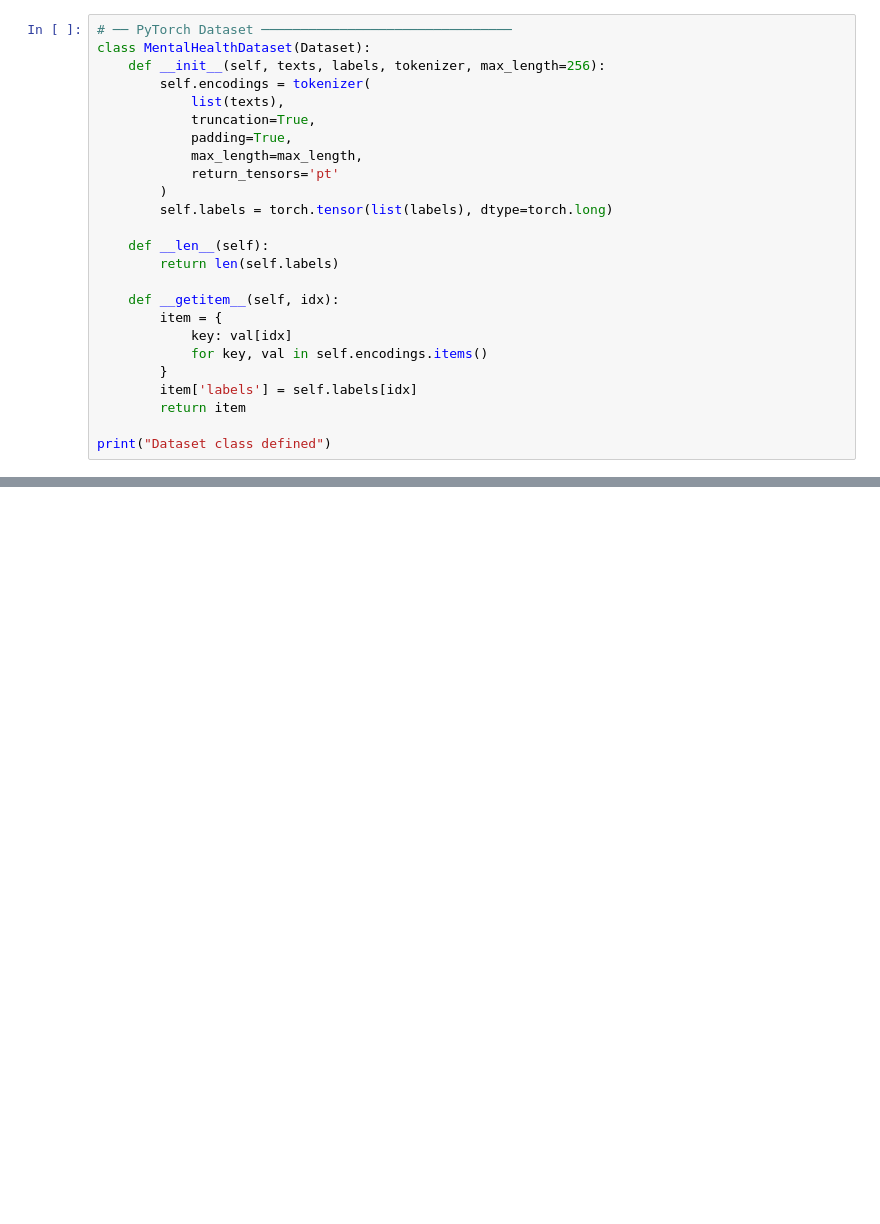
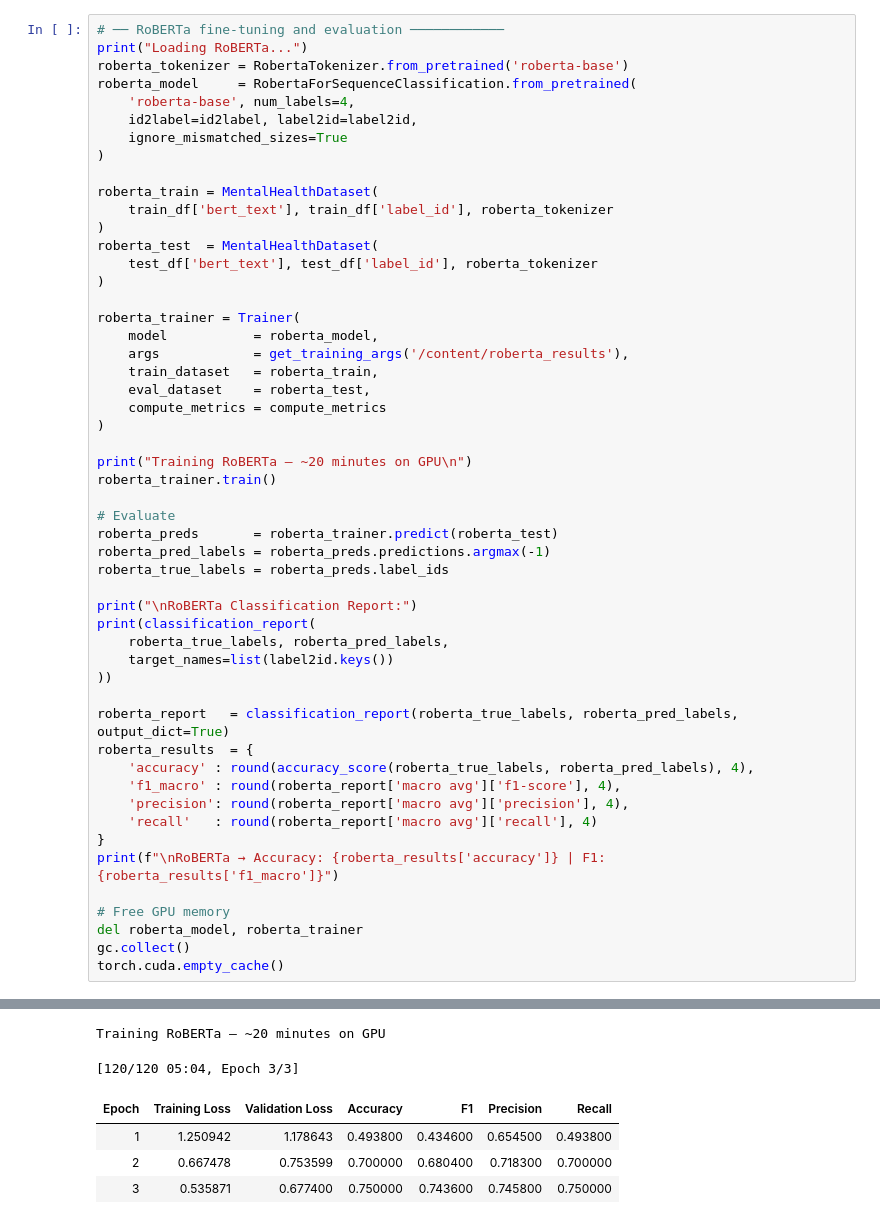
Before and after one commit to abdulbasitali19/mental-health-nlp-thesis, a Jupyter notebook: 04_bert_finetuning.ipynb, the cells around one changed output, grey strips where cells are left out. Saved outputs shown, nothing was run; the diff lists cells and outputs as text; blank space fills up the shorter version.

```diff
--- a/04_bert_finetuning.ipynb
+++ b/04_bert_finetuning.ipynb
@@ -157,26 +261,53 @@ Name: count, dtype: int64
 # %%
-# ── PyTorch Dataset ────────────────────────────────
-class MentalHealthDataset(Dataset):
-    def __init__(self, texts, labels, tokenizer, max_length=256):
-        self.encodings = tokenizer(
-            list(texts),
-            truncation=True,
-            padding=True,
-            max_length=max_length,
-            return_tensors='pt'
-        )
-        self.labels = torch.tensor(list(labels), dtype=torch.long)
+# ── RoBERTa fine-tuning and evaluation ────────────
+print("Loading RoBERTa...")
+roberta_tokenizer = RobertaTokenizer.from_pretrained('roberta-base')
+roberta_model     = RobertaForSequenceClassification.from_pretrained(
+    'roberta-base', num_labels=4,
+    id2label=id2label, label2id=label2id,
+    ignore_mismatched_sizes=True
+)
 
-    def __len__(self):
-        return len(self.labels)
+roberta_train = MentalHealthDataset(
+    train_df['bert_text'], train_df['label_id'], roberta_tokenizer
+)
+roberta_test  = MentalHealthDataset(
+    test_df['bert_text'], test_df['label_id'], roberta_tokenizer
+)
 
-    def __getitem__(self, idx):
-        item = {
-            key: val[idx]
-            for key, val in self.encodings.items()
-        }
-        item['labels'] = self.labels[idx]
-        return item
+roberta_trainer = Trainer(
+    model           = roberta_model,
+    args            = get_training_args('/content/roberta_results'),
+    train_dataset   = roberta_train,
+    eval_dataset    = roberta_test,
+    compute_metrics = compute_metrics
+)
 
-print("Dataset class defined")
+print("Training RoBERTa — ~20 minutes on GPU\n")
+roberta_trainer.train()
+
+# Evaluate
+roberta_preds       = roberta_trainer.predict(roberta_test)
+roberta_pred_labels = roberta_preds.predictions.argmax(-1)
+roberta_true_labels = roberta_preds.label_ids
+
+print("\nRoBERTa Classification Report:")
+print(classification_report(
+    roberta_true_labels, roberta_pred_labels,
+    target_names=list(label2id.keys())
+))
+
+roberta_report   = classification_report(roberta_true_labels, roberta_pred_labels, output_dict=True)
+roberta_results  = {
+    'accuracy' : round(accuracy_score(roberta_true_labels, roberta_pred_labels), 4),
+    'f1_macro' : round(roberta_report['macro avg']['f1-score'], 4),
+    'precision': round(roberta_report['macro avg']['precision'], 4),
+    'recall'   : round(roberta_report['macro avg']['recall'], 4)
+}
+print(f"\nRoBERTa → Accuracy: {roberta_results['accuracy']} | F1: {roberta_results['f1_macro']}")
+
+# Free GPU memory
+del roberta_model, roberta_trainer
+gc.collect()
+torch.cuda.empty_cache()
 # %% [output]
@@ -183,0 +332,6 @@ Dataset class defined
+Training RoBERTa — ~20 minutes on GPU
+[120/120 05:04, Epoch 3/3]
+| Epoch | Training Loss | Validation Loss | Accuracy | F1 | Precision | Recall |
+| 1 | 1.250942 | 1.178643 | 0.493800 | 0.434600 | 0.654500 | 0.493800 |
+| 2 | 0.667478 | 0.753599 | 0.700000 | 0.680400 | 0.718300 | 0.700000 |
+| 3 | 0.535871 | 0.677400 | 0.750000 | 0.743600 | 0.745800 | 0.750000 |
```
Also changed, not shown: parts of 13 cells of this notebook.
